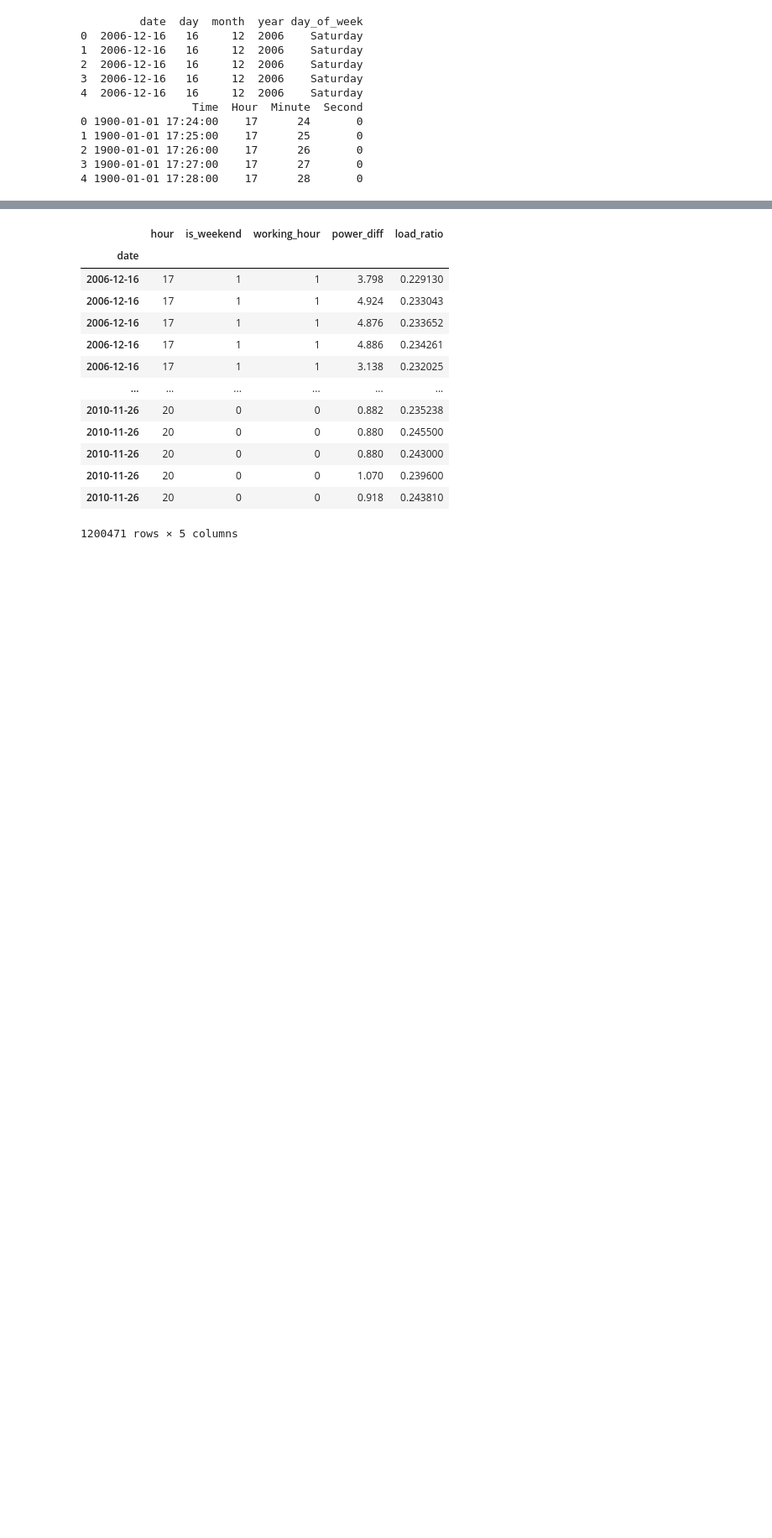
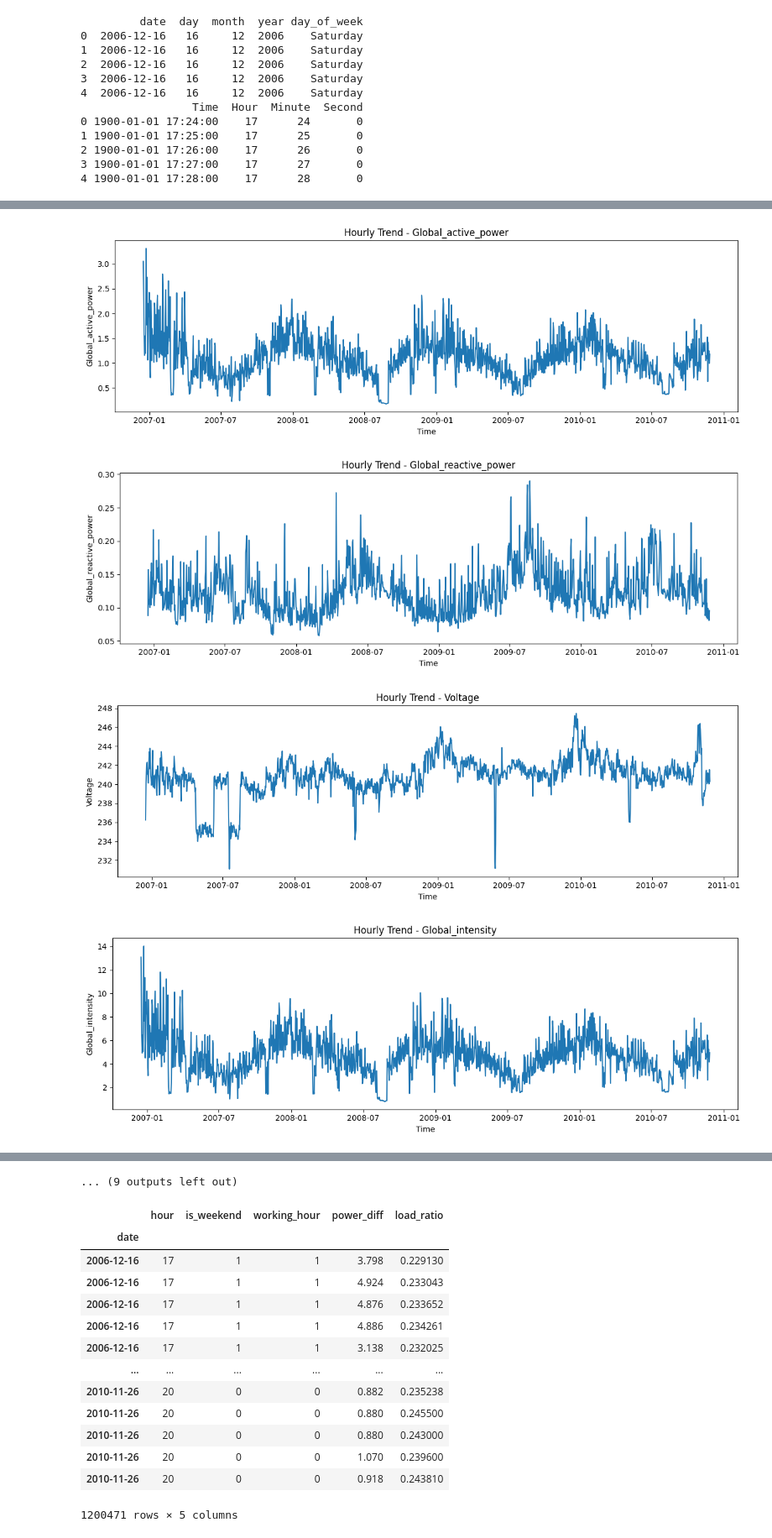
Before and after one commit to Bhuvaneswari-DS/powerpulse_project, a Jupyter notebook: power.ipynb, the cells around one changed output, grey strips where cells are left out. Shown at 84% size. Drawn from its saved outputs; the diff is of its cells as text; code cells hidden in the pictures; blank space fills up the shorter version.

```diff
--- a/power.ipynb
+++ b/power.ipynb
@@ -296,0 +373,61 @@ df
+# %%
+import pandas as pd
+import matplotlib.pyplot as plt
+import seaborn as sns
+
+# Load and preprocess
+df = pd.read_csv(r'C:\Users\pavit\OneDrive\Documents\power_pulse_proj\processed_power_data.csv')
+
+# Detect datetime column
+datetime_col = next((col for col in df.columns if 'time' in col.lower() or 'date' in col.lower()), None)
+if not datetime_col:
+    raise ValueError("No datetime-related column found.")
+
+df[datetime_col] = pd.to_datetime(df[datetime_col])
+df.set_index(datetime_col, inplace=True)
+
+# Numeric-only data
+numeric_df = df.select_dtypes(include='number')
+
+# Resample to hourly mean
+hourly_df = numeric_df.resample('H').mean()
+
+# 1. Line plots for each numeric column (hourly trends)
+for col in hourly_df.columns:
+    plt.figure(figsize=(12, 4))
+    sns.lineplot(data=hourly_df[col])
+    plt.title(f'Hourly Trend - {col}')
+    plt.xlabel('Time')
+    plt.ylabel(col)
+    plt.tight_layout()
+    plt.show()
+
+# 2. Box plot to check distribution & outliers
+plt.figure(figsize=(12, 6))
+sns.boxplot(data=numeric_df)
+plt.title('Box Plot of Sensor Values')
+plt.xticks(rotation=45)
+plt.tight_layout()
+plt.show()
+
+# 4. Correlation heatmap
+plt.figure(figsize=(10, 8))
+corr = numeric_df.corr()
+sns.heatmap(corr, annot=True, cmap='coolwarm')
+plt.title('Correlation Between Sensors')
+plt.tight_layout()
+plt.show()
+
+# 5. Bar plot of daily averages
+daily_avg = numeric_df.resample('D').mean()
+daily_avg.plot(kind='bar', figsize=(14, 6), legend=False)
+plt.title('Daily Average Sensor Values')
+plt.xlabel('Date')
+plt.ylabel('Average Value')
+plt.tight_layout()
+plt.show()
+# %% [output]
+[figure, added]
+[figure, added]
+[figure, added]
+[figure, added]
@@ -297,3 +442,4 @@ df
+... (9 outputs left out)
 # %%
 df[['hour', 'is_weekend', 'working_hour', 'power_diff', 'load_ratio']].drop_duplicates()
 # %% [output]
```
Also changed, not shown: parts of 17 cells of this notebook.
